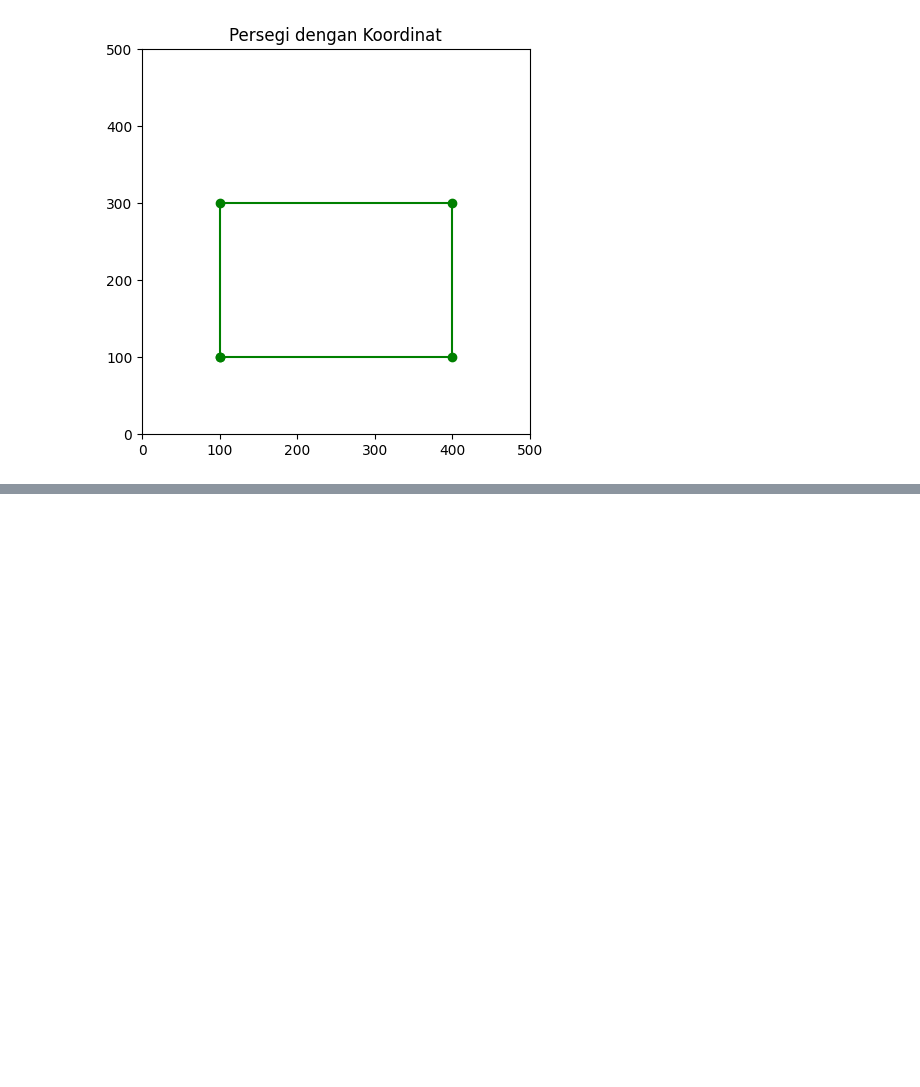
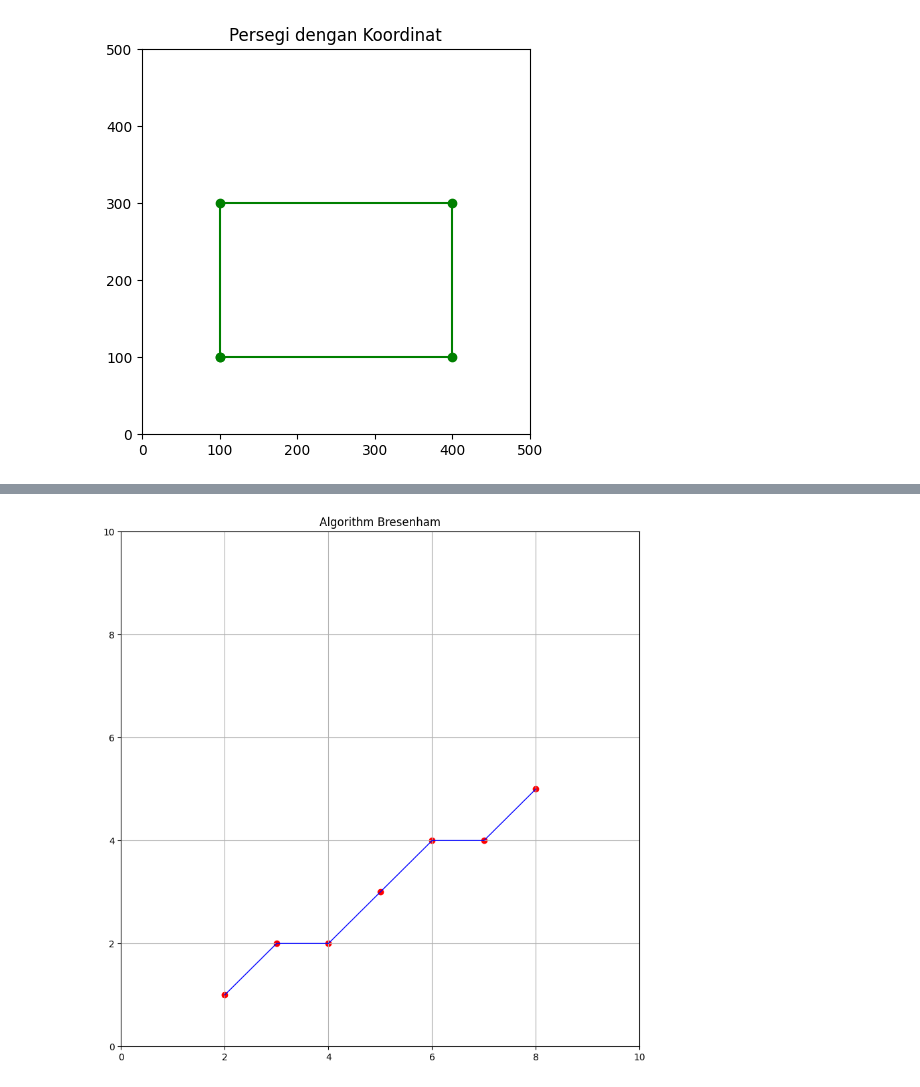
Before and after one commit to FORDIDODI/Project-AI, a Jupyter notebook: grafikakomputer.ipynb, the cells around one changed output, grey strips where cells are left out. Saved outputs shown, nothing was run; the diff lists cells and outputs as text; code cells hidden in the pictures; blank space fills up the shorter version.

```diff
--- a/grafikakomputer.ipynb
+++ b/grafikakomputer.ipynb
@@ -82,0 +129,28 @@ plt.show()
+# %%
+def brensenham (x1,y1,x2,y2):
+  x, y = x1,y1
+  dx = x2 - x1
+  dy = y2 - y1
+  p = 2*dy - dx
+  xs, ys = [],[]
+  for i in range(x1, x2+1):
+    xs.append(x)
+    ys.append(y)
+    x +=1
+    if p >= 0:
+      y += 1
+      p = p + 2*dy - 2*dx
+    else:
+      p += 2*dy
+  return xs,ys
+x, y = brensenham (2, 1, 8, 5)
+plt.figure(figsize=(10,10))
+plt.scatter(x, y,color='red')
+plt.plot(x, y,color='blue', linewidth=1)
+plt.title("Algorithm Bresenham")
+plt.xlim(0,10)
+plt.ylim(0,10)
+plt.grid(True)
+plt.show()
+# %% [output]
+[figure, added]
```
Also changed, not shown: parts of 4 cells of this notebook.
